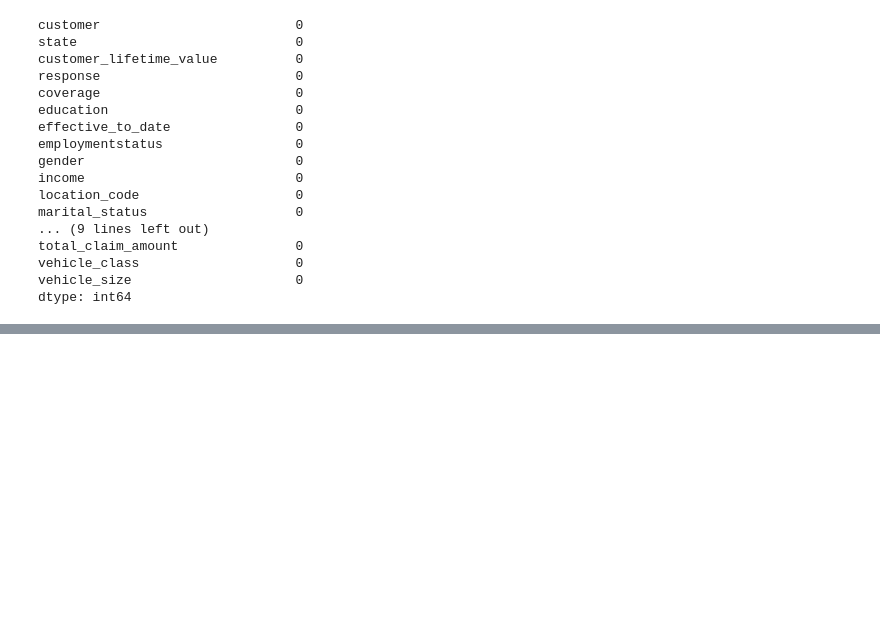
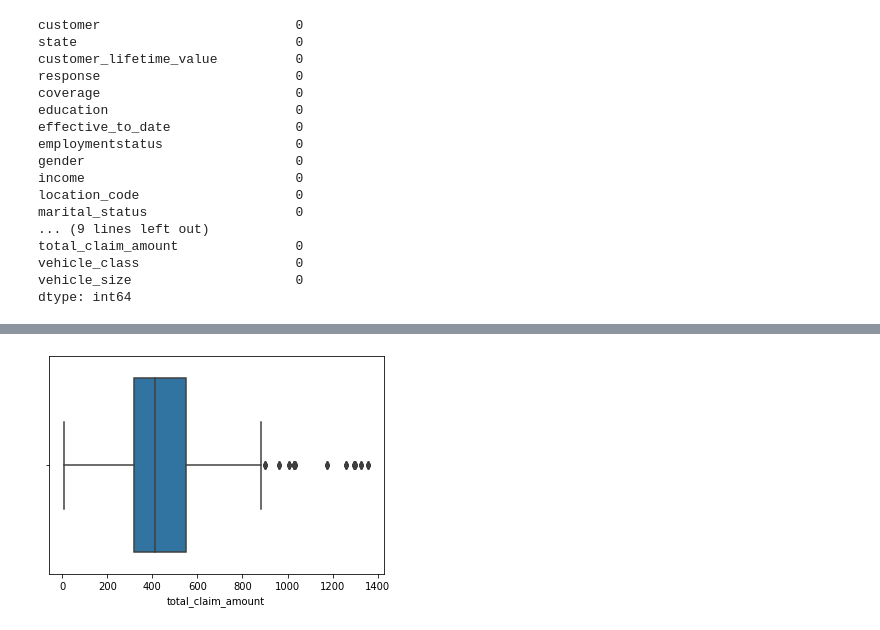
Before and after one commit to dooinn/lab-customer-analysis-round-3, a Jupyter notebook: lab-customer-analysis-round-3.ipynb, the cells around one changed output, grey strips where cells are left out. Cells and saved outputs as stored; diff of their text form; code cells hidden in the pictures; blank space fills up the shorter version.

```diff
--- a/lab-customer-analysis-round-3.ipynb
+++ b/lab-customer-analysis-round-3.ipynb
@@ -171,0 +129,5 @@ plt.show()
+# %%
+sns.boxplot(x="total_claim_amount", data=df_yes_response)
+plt.show()
+# %% [output]
+[figure, added]
```
Also changed, not shown: parts of 20 cells of this notebook.
